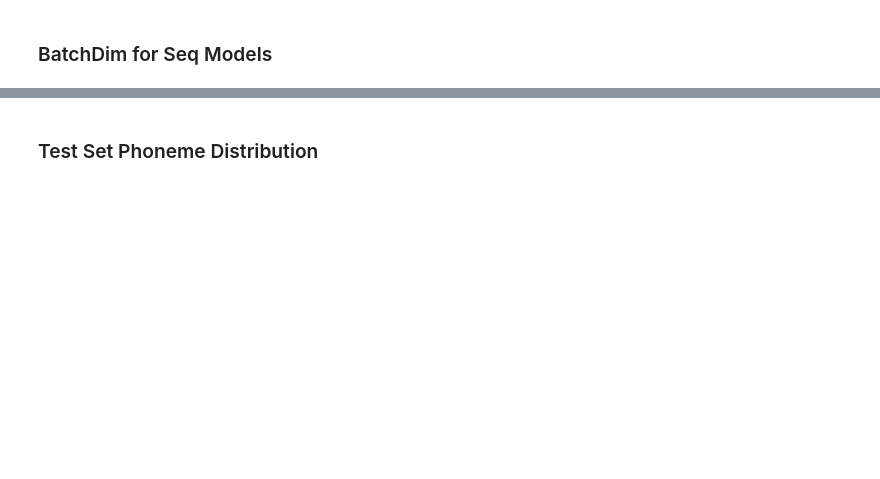
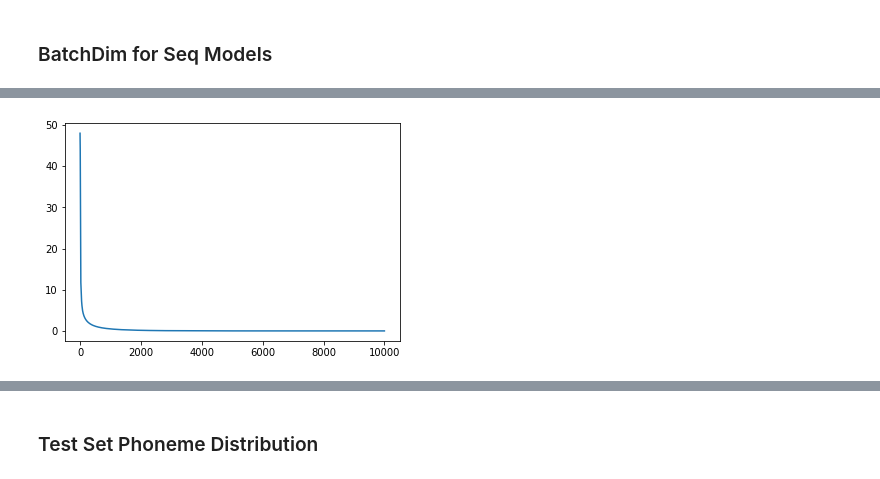
Before and after one commit to MiscellaneousStuff/comp-vis-avhubert, a Jupyter notebook: main.ipynb, the cells around one changed output, grey strips where cells are left out. Drawn from its saved outputs; the diff is of its cells as text; code cells hidden in the pictures; blank space fills up the shorter version.

```diff
--- a/main.ipynb
+++ b/main.ipynb
@@ -889,0 +1088,91 @@ y_s.shape[-1]
+# %%
+from torch.cuda.amp        import autocast, GradScaler
+import matplotlib.pyplot   as plt
+import torch.nn.functional as F
+import torch
+
+print("device:", device)
+print("x_s.device:", x_s.device)
+
+amp = True
+
+model = LipToPhoneModel(
+    x_s.shape[-1],
+    512,
+    y_s.shape[-1]).to(device)
+
+print("y_s.shape[-1] original:", y_s.shape[-1])
+epochs = 10000
+lr = 1e-3
+
+# optim = torch.optim.AdamW(params=model.parameters(), lr=lr)
+optim = torch.optim.Adam(params=model.parameters(), lr=lr)
+
+losses_s = []
+
+scaler = GradScaler()
+# scheduler = torch.optim.lr_scheduler.ReduceLROnPlateau(optim, 'min')
+# scheduler = torch.optim.lr_scheduler.StepLR(optim, step_size=2000, gamma=0.1)
+
+pred_s = []
+
+criteria = nn.MSELoss()
+
+model.train()
+for epoch_idx in range(epochs):
+    with autocast(
+        enabled=True,
+        dtype=torch.bfloat16):
+
+        pred = model(x_s)
+
+        assert pred.shape[0] == y_s.shape[0]
+        cur_pred = pred
+        cur_y    = y_s
+        #pred_phones = cur_pred.argmax(-1)
+        #y_phones = cur_y
+        # print("cur_pred.shape, cur_y.shape:", cur_pred.shape, cur_y.shape)
+        loss = criteria(cur_pred, cur_y)
+
+        if epoch_idx % 1000 == 0:
+            # test
+            model.eval()
+            with torch.no_grad():
+                test_pred = model(x_s)
+                test_loss = criteria(test_pred, y_s)
+                #test_pred_phones = test_pred.argmax(-1)
+                #test_y_phones = y_s
+                #correct_phones = (test_pred_phones == test_y_phones).sum().item()
+                #acc = correct_phones / test_pred_phones.shape[-1]
+            print(
+                epoch_idx,
+                loss.item(),
+                test_loss.item(),
+                optim.param_groups[0]['lr'],
+                #test_pred_phones,
+            )
+                # f"{acc:.2%}",
+                # "\n",
+                # print_phone_list(test_pred_phones),
+                # "\n",
+                # print_phone_list(test_y_phones),
+                # "\n")
+
+            model.train()
+
+
+        # print(pred, y)
+        losses_s.append(loss.detach().item())
+
+    #loss.backward()
+    #optim.step()
+
+    scaler.scale(loss).backward()
+    scaler.step(optim)
+    scaler.update()
+
+    # scheduler.step(loss)
+
+
+plt.plot(losses_s)
+# %% [output]
@@ -889,0 +1195 @@ y_s.shape[-1]
+[figure, added]
```
Also changed, not shown: parts of 66 cells of this notebook, 1 other file.
